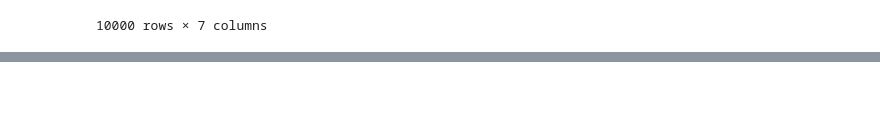
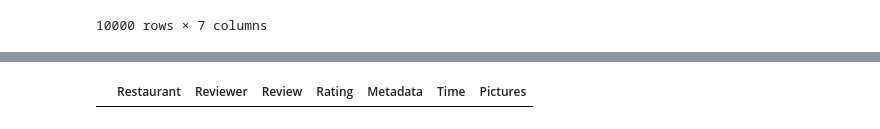
Before and after one commit to JoaoF7/Text_Mining_Project, a Jupyter notebook: TM2425_project_sow_Annex_B_Notebook_Template.ipynb, the cells around one changed output, grey strips where cells are left out. Saved outputs shown, nothing was run; the diff lists cells and outputs as text; code cells hidden in the pictures; blank space fills up the shorter version.

```diff
--- a/TM2425_project_sow_Annex_B_Notebook_Template.ipynb
+++ b/TM2425_project_sow_Annex_B_Notebook_Template.ipynb
@@ -80,3 +113,8 @@ reviews
+# %%
+reviews.dropna(subset=['Review'], inplace=True)
+reviews[reviews["Review"].isna()]
+# %% [output]
+|  | Restaurant | Reviewer | Review | Rating | Metadata | Time | Pictures |
 # %%
 reviews.drop(columns = ["Reviewer", "Time", "Pictures"], inplace= True)
 # %%
```
Also changed, not shown: parts of 14 cells of this notebook.
